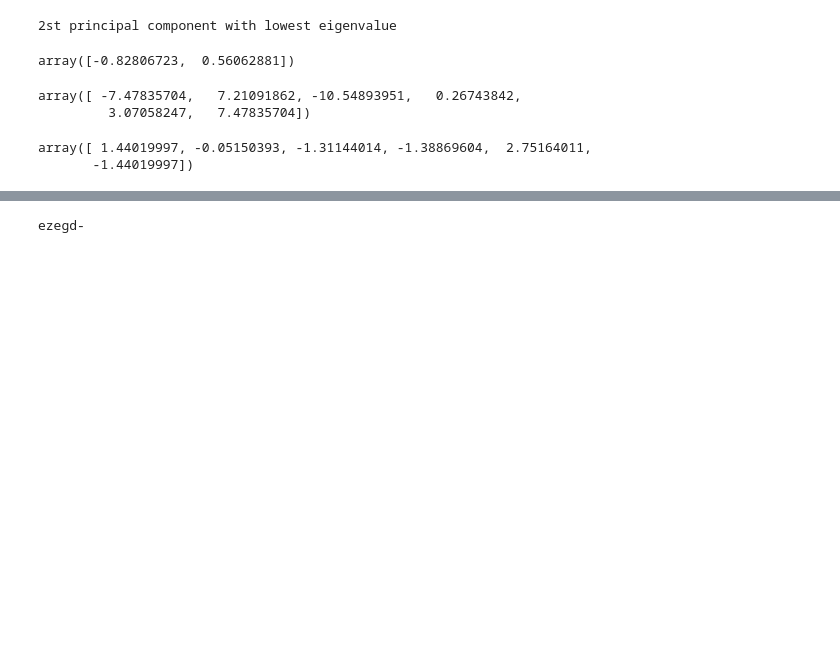
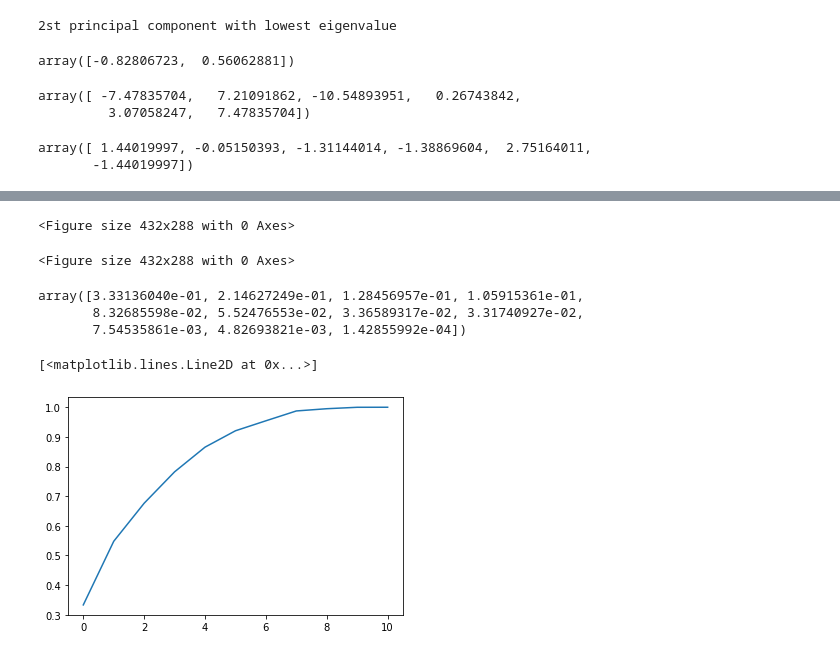
Before and after one commit to aymane1234/macx, a Jupyter notebook: ml-main/Dimensionality reduction raw_technique.ipynb, the cells around one changed output, grey strips where cells are left out. Drawn from its saved outputs; the diff is of its cells as text; code cells hidden in the pictures; blank space fills up the shorter version.

```diff
--- a/ml-main/Dimensionality reduction raw_technique.ipynb
+++ b/ml-main/Dimensionality reduction raw_technique.ipynb
@@ -140,6 +157,22 @@ df_new.describe() #mean 0 and std close to 1
 | 75% | 8.619691e-01 | 2.629109e-01 | 5.183912e-01 | 6.429366e-01 | 3.678995e-01 | 5.632713e-01 | 1.702101e-01 | 1.560456e-01 | -3.538076e-01 | 4.388147e-01 | 1.005949e-01 |
 | max | 1.723938e+00 | 5.138502e+00 | 4.866495e+00 | 9.073639e-01 | 4.117593e+00 | 3.567547e+00 | 8.765749e+00 | 5.081972e+00 | 5.983278e+00 | 4.649990e+00 | 2.005192e+00 |
 # %%
-print("ezegd-")
+from sklearn.decomposition import PCA
+import matplotlib.pyplot as plt
+pca = PCA()
+pca.fit_transform(df_new)
+plt.figure()
 # %% [output]
-ezegd-
+<Figure size 432x288 with 0 Axes>
+<Figure size 432x288 with 0 Axes>
+# %%
+pca.explained_variance_ratio_
+# %% [output]
+array([3.33136040e-01, 2.14627249e-01, 1.28456957e-01, 1.05915361e-01,
+       8.32685598e-02, 5.52476553e-02, 3.36589317e-02, 3.31740927e-02,
+       7.54535861e-03, 4.82693821e-03, 1.42855992e-04])
+# %%
+plt.plot(np.cumsum(pca.explained_variance_ratio_)) #keep 6cols we will be able to explain 92  percent of the data
+# %% [output]
+[<matplotlib.lines.Line2D at 0x...>]
+[figure, added]
```
Also changed, not shown: parts of 6 cells of this notebook.
